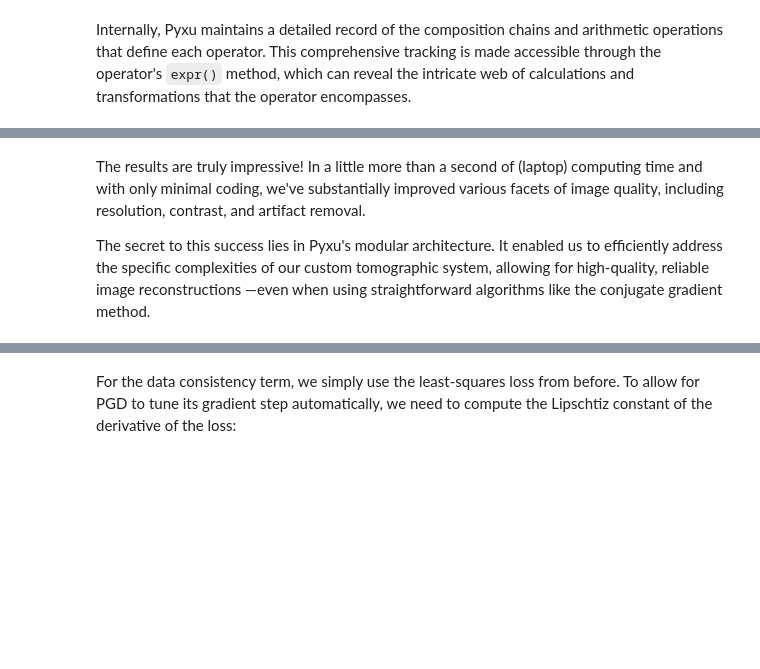
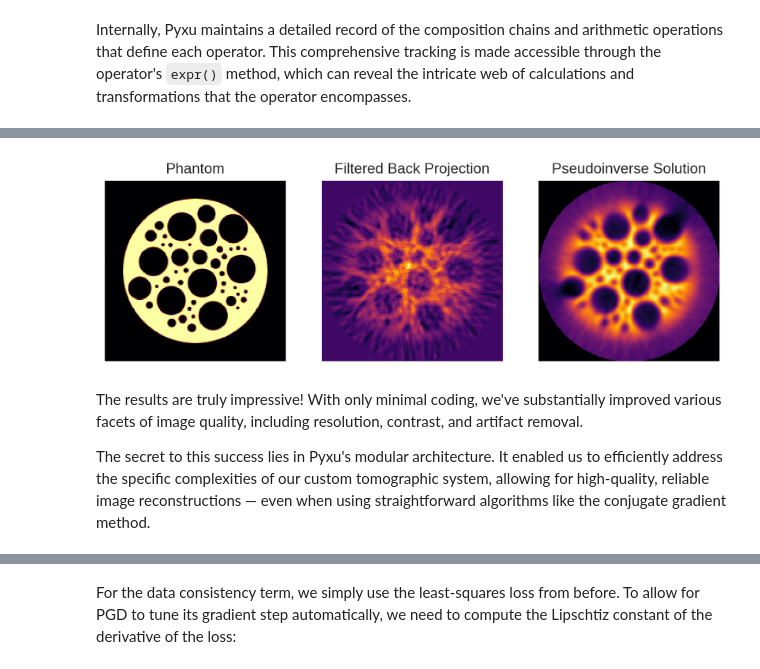
Before and after one commit to pyxu-org/pyxu, a Jupyter notebook: doc/intro/tomo.ipynb, the cells around one changed output, grey strips where cells are left out. Saved outputs shown, nothing was run; the diff lists cells and outputs as text; code cells hidden in the pictures; blank space fills up the shorter version.

```diff
--- a/doc/intro/tomo.ipynb
+++ b/doc/intro/tomo.ipynb
@@ -258,7 +274,7 @@ dampening factor of 4 to improve the algorithm's resilience to noise and numeric
 # %%
 import pyxu.opt.stop as pxs
 
-default_stop_crit = pxs.RelError(eps=1e-3, var="x", f=None, norm=2, satisfy_all=True) | pxs.MaxIter(500)
+stop_crit = pxs.RelError(eps=1e-3, var="x", f=None, norm=2, satisfy_all=True) | pxs.MaxIter(500)
 pinv_solution = Phi.pinv(sino.ravel(), damp=4,
                          kwargs_init=dict(show_progress=False, verbosity=50),
-                         kwargs_fit=dict(stop_crit=default_stop_crit))
+                         kwargs_fit=dict(stop_crit=stop_crit))
@@ -265,25 +291,26 @@ pinv_solution = Phi.pinv(sino.ravel(), damp=4,
 # %%
-_ = plt.subplot(1,3,1)
-_ = plt.imshow(phantom)
-_ = plt.title('Phantom')
-_ = plt.axis('off')
+plt.subplot(1,3,1)
+plt.imshow(phantom)
+plt.title('Phantom')
+plt.axis('off')
 
-_ = plt.subplot(1,3,2)
-_ = plt.imshow(fbp_fillin)
-_ = plt.title('Filtered Back Projection')
-_ = plt.axis('off')
+plt.subplot(1,3,2)
+plt.imshow(fbp_fillin)
+plt.title('Filtered Back Projection')
+plt.axis('off')
 
-_ = plt.subplot(1,3,3)
-_ = plt.imshow(pinv_solution.reshape(phantom.shape))
-_ = plt.title('Pseudoinverse Solution')
-_ = plt.axis('off')
+plt.subplot(1,3,3)
+plt.imshow(pinv_solution.reshape(phantom.shape))
+plt.title('Pseudoinverse Solution')
+plt.axis('off');
+# %% [output]
+[figure, added]
 # %% [markdown]
-The results are truly impressive! In a little more than a second of (laptop) computing time and with only minimal
-coding, we've substantially improved various facets of image quality, including resolution, contrast, and artifact
-removal.
+The results are truly impressive! With only minimal coding, we've substantially improved various facets of image
+quality, including resolution, contrast, and artifact removal.
 
 The secret to this success lies in Pyxu's modular architecture. It enabled us to efficiently address the specific
-complexities of our custom tomographic system, allowing for high-quality, reliable image reconstructions —even when
+complexities of our custom tomographic system, allowing for high-quality, reliable image reconstructions — even when
 using straightforward algorithms like the conjugate gradient method.
 # %% [markdown]
 ### Bayesian Inversion
```
Also changed, not shown: parts of 36 cells of this notebook.
